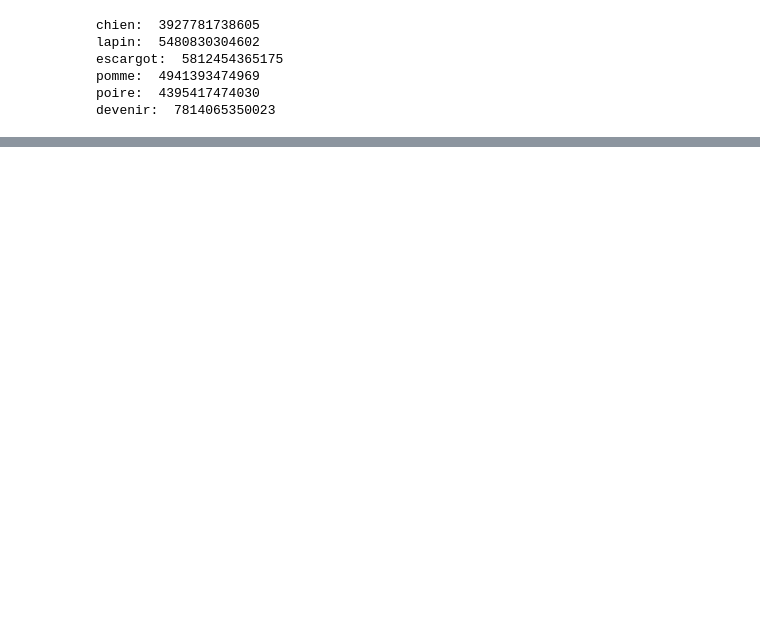
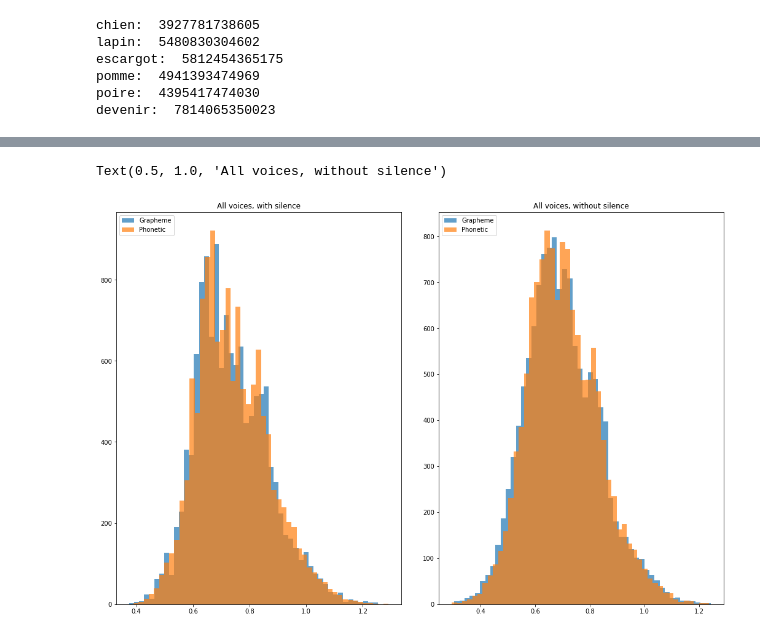
Before and after one commit to MarvinLvn/paraphone, a Jupyter notebook: notebooks/synth_investigations.ipynb, the cells around one changed output, grey strips where cells are left out. Cells and saved outputs as stored; diff of their text form; code cells hidden in the pictures; blank space fills up the shorter version.

```diff
--- a/notebooks/synth_investigations.ipynb
+++ b/notebooks/synth_investigations.ipynb
@@ -96,0 +228,22 @@ array.array
+# %%
+from itertools import chain
+from typing import List
+
+def show_hist(ax: Axes, dur_list: List[Durations]):
+    ax.hist([durs.text for durs in dur_list], bins=50, alpha=0.7, label="Grapheme")
+    ax.hist([durs.phonetic_true for durs in dur_list], bins=50, alpha=0.7, label="Phonetic")
+    ax.legend(loc='upper left')
+
+fig, (ax_nocuts, ax_cuts) = plt.subplots(1, 2)
+fig.set_figheight(10)
+fig.set_figwidth(15)
+fig.tight_layout(pad=3.0)
+no_cuts_all_dur = list(chain.from_iterable(dur_dict.values() for dur_dict in synthed_audio_durations_nocuts.values()))
+cuts_all_dur = list(chain.from_iterable(dur_dict.values() for dur_dict in synthed_audio_durations.values()))
+show_hist(ax_nocuts, no_cuts_all_dur)
+ax_nocuts.set_title("All voices, with silence")
+show_hist(ax_cuts, cuts_all_dur)
+ax_cuts.set_title("All voices, without silence")
+# %% [output]
+Text(0.5, 1.0, 'All voices, without silence')
+[figure, added]
```
Also changed, not shown: parts of 6 cells of this notebook, 3 other files.
